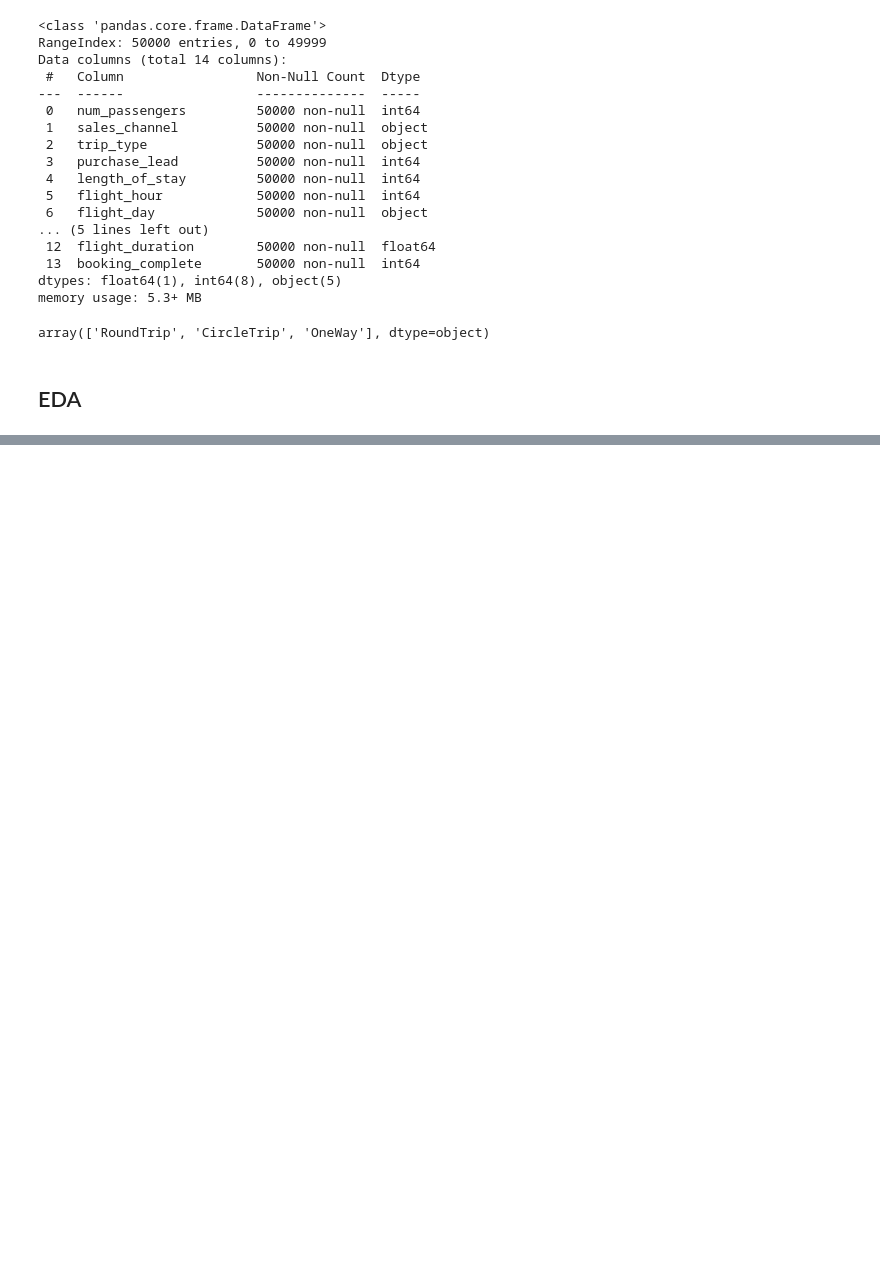
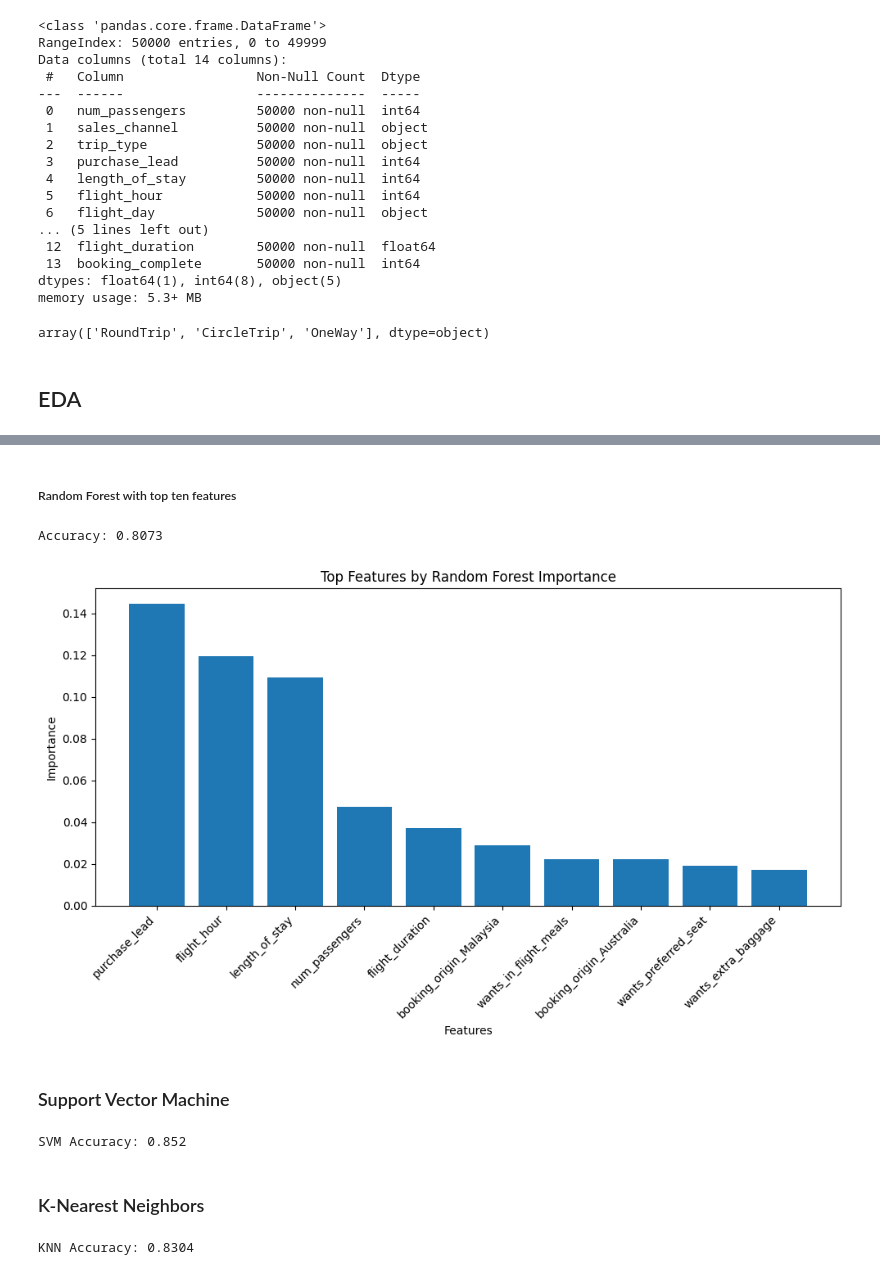
Before and after one commit to RicaRodz/British_Airways_Job_sim, a Jupyter notebook: Task 2/task_2.ipynb, the cells around one changed output, grey strips where cells are left out. Saved outputs shown, nothing was run; the diff lists cells and outputs as text; code cells hidden in the pictures; blank space fills up the shorter version.

```diff
--- a/Task 2/task_2.ipynb
+++ b/Task 2/task_2.ipynb
@@ -127,0 +216,16 @@ plt.show()
+# %%
+# Get feature importances
+feature_importances = rf_classifier.feature_importances_
+
+# Get indices of features sorted by importance
+sorted_indices = np.argsort(feature_importances)[::-1]
+
+# Get names of features
+feature_names = X.columns
+
+# Print top n features
+n = 10  # Number of top features to display
+top_features = [feature_names[i] for i in sorted_indices[:n]]
+print("Top", n, "features:")
+for feature in top_features:
+    print(feature)
@@ -127,0 +244,2 @@ plt.show()
+# %% [markdown]
+##### Random Forest with top ten features
@@ -127,0 +262,59 @@ plt.show()
+# %%
+# Evaluate the classifier
+accuracy = accuracy_score(y_test, y_pred)
+print("Accuracy:", accuracy)
+# %% [output]
+Accuracy: 0.8073
+# %%
+
+# Sort indices of features by importance
+sorted_indices_rf = np.argsort(feature_importances)[::-1]
+
+# Get names of top features
+top_features_rf = [feature_names[i] for i in sorted_indices_rf[:n]]
+
+# Plot feature importances
+plt.figure(figsize=(10, 6))
+plt.bar(range(len(top_features_rf)), feature_importances[sorted_indices_rf[:n]], align='center')
+plt.xticks(range(len(top_features_rf)), top_features_rf, rotation=45, ha='right')
+plt.xlabel('Features')
+plt.ylabel('Importance')
+plt.title('Top Features by Random Forest Importance')
+plt.tight_layout()
+plt.show()
+# %% [output]
+[figure, added]
+# %% [markdown]
+### Support Vector Machine
+# %%
+# Initialize the SVM classifier
+svm_classifier = SVC(kernel='linear')
+
+# Train the classifier
+svm_classifier.fit(X_train, y_train)
+
+# Predict on the test set
+y_pred_svm = svm_classifier.predict(X_test)
+
+# Evaluate the classifier
+accuracy_svm = accuracy_score(y_test, y_pred_svm)
+print("SVM Accuracy:", accuracy_svm)
+# %% [output]
+SVM Accuracy: 0.852
+# %% [markdown]
+### K-Nearest Neighbors
+# %%
+# Initialize the KNN classifier
+knn_classifier = KNeighborsClassifier(n_neighbors=5)
+
+# Train the classifier
+knn_classifier.fit(X_train, y_train)
+
+# Predict on the test set
+y_pred_knn = knn_classifier.predict(X_test)
+
+# Evaluate the classifier
+accuracy_knn = accuracy_score(y_test, y_pred_knn)
+print("KNN Accuracy:", accuracy_knn)
+# %% [output]
+KNN Accuracy: 0.8304
```
Also changed, not shown: parts of 14 cells of this notebook.
